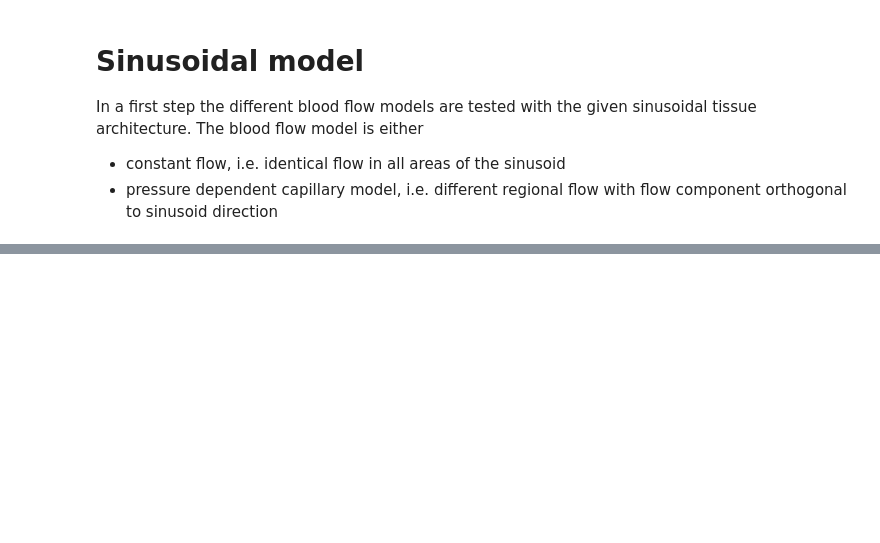
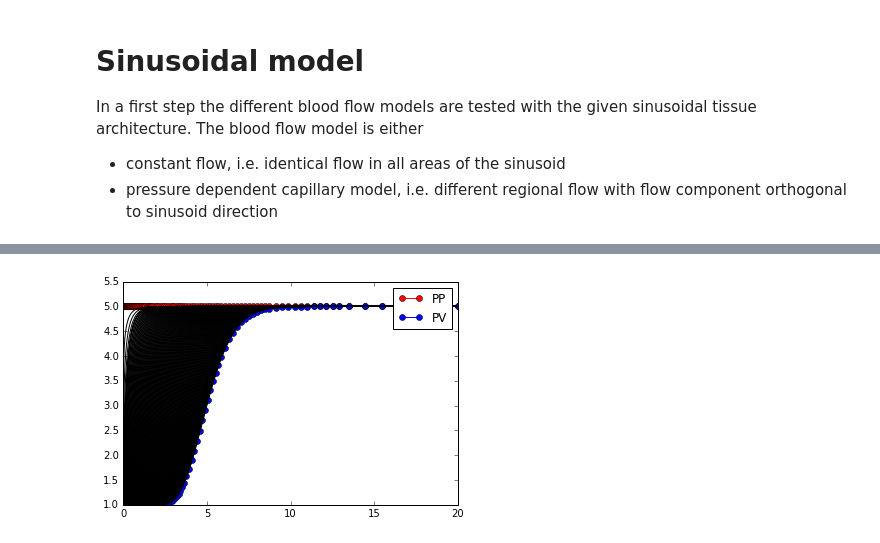
Before and after one commit to jingyayeah/multiscale-galactose, a Jupyter notebook: python/multiscalepy/multiscale/examples/models/clearance/clearance_sinusoid.ipynb, the cells around one changed output, grey strips where cells are left out. Drawn from its saved outputs; the diff is of its cells as text; code cells hidden in the pictures; blank space fills up the shorter version.

```diff
--- a/python/multiscalepy/multiscale/examples/models/clearance/clearance_sinusoid.ipynb
+++ b/python/multiscalepy/multiscale/examples/models/clearance/clearance_sinusoid.ipynb
@@ -111,0 +110,8 @@ s[:, [1,2]]
+# %%
+plt.plot(s['time'], s[pp_id], '-o', color='red', label='PP')
+plt.plot(s['time'], s[pv_id], '-o', color='blue', label='PV')
+plt.plot(s['time'], s[:, resolver.find_indices(sin_ids)], '-', color='black')
+plt.plot(s['time'], s[:, resolver.find_indices(disse_ids)], '-', color='black')
+plt.legend();
+# %% [output]
+[figure, added]
```
Also changed, not shown: parts of 15 cells of this notebook, 12 other files.
